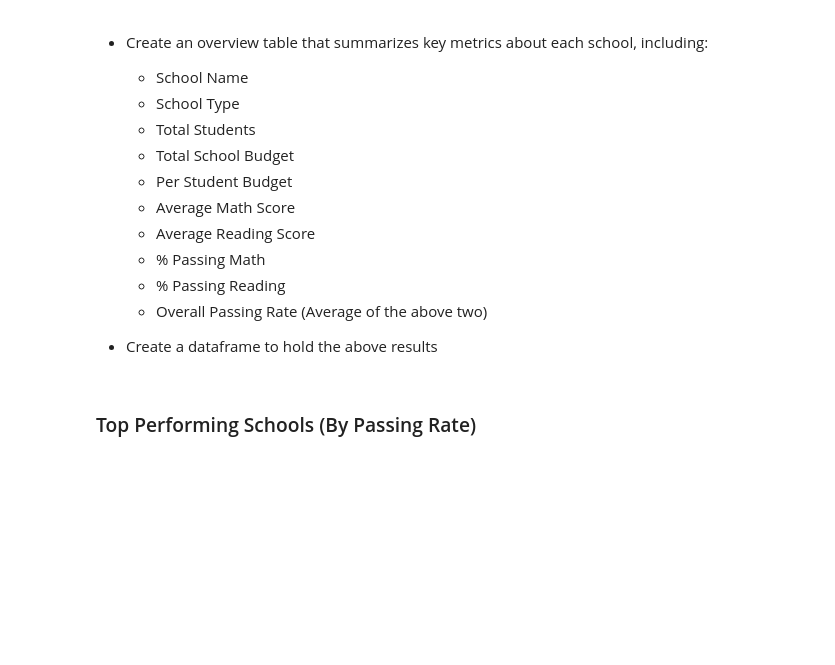
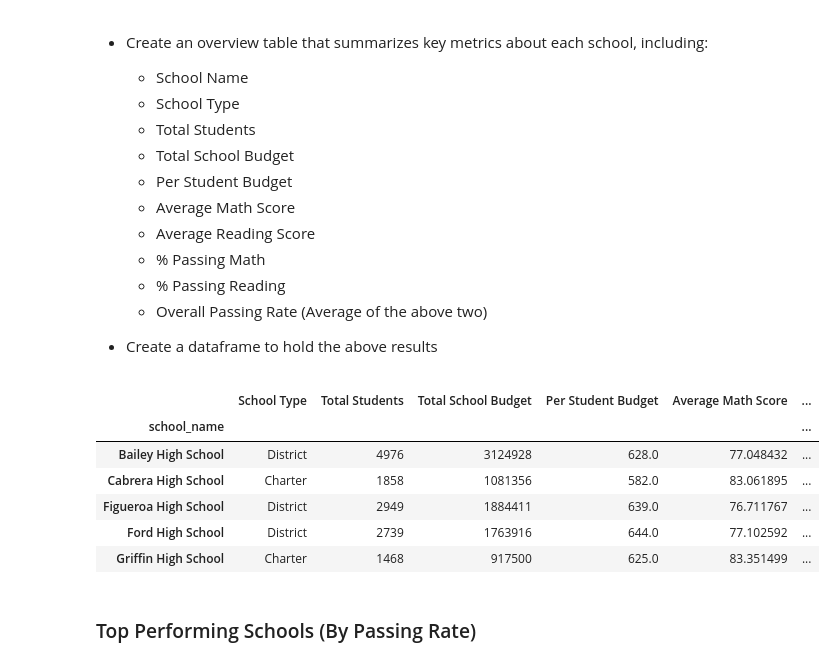
Before and after one commit to Smil3MoreGH/DS_311_Assignments, a Jupyter notebook: Week_3_Pandas_and_Matplotlib/Python_Lab_Assignment.ipynb, the cells around one changed output. Drawn from its saved outputs; the diff is of its cells as text; code cells hidden in the pictures; blank space fills up the shorter version.

```diff
--- a/Week_3_Pandas_and_Matplotlib/Python_Lab_Assignment.ipynb
+++ b/Week_3_Pandas_and_Matplotlib/Python_Lab_Assignment.ipynb
@@ -124,6 +147,51 @@ perc_math_pass
   * Overall Passing Rate (Average of the above two)
 
 * Create a dataframe to hold the above results
+# %%
+grouped_by_school = school_data_complete.groupby(['school_name'])
+# School types
+school_type = grouped_by_school['type'].first()
+# Total number of students per school
+total_students_count = grouped_by_school.size()
+# Total school budget
+total_budget = grouped_by_school['budget'].first()
+# Total budget per school
+total_budget_per_student = total_budget/total_students_count
+# Average math score
+average_math_score = grouped_by_school['math_score'].mean()
+# Average reading score
+average_reading_score = grouped_by_school['reading_score'].mean()
+# Percentage of passing math (70 or greater)
+grouped_passing_math = school_data_complete[school_data_complete['math_score']>=70].groupby(['school_name']).size()
+percent_passing_math = (grouped_passing_math/total_students_count)*100
+# Percentage of passing reading
+grouped_passing_reading = school_data_complete[school_data_complete['reading_score']>=70].groupby(['school_name']).size()
+percent_passing_reading = (grouped_passing_reading/total_students_count)*100
+# Percentage of passing overall
+percent_overall_passing = (percent_passing_math + percent_passing_reading)/2
+
+school_dataframe = pd.DataFrame(
+    {
+    'School Type': school_type,
+    'Total Students':total_students_count,
+    'Total School Budget': total_budget,
+    'Per Student Budget': total_budget_per_student,
+    'Average Math Score': average_math_score,
+    'Average Reading Score': average_reading_score,
+    '% Passing Math': percent_passing_math,
+    '% Passing Reading': percent_passing_reading,
+    '% Overall Passing Rate': percent_overall_passing,
+    }
+)
+school_dataframe.head()
+# %% [output]
+|  | School Type | Total Students | Total School Budget | Per Student Budget | Average Math Score | ... |
+| school_name |  |  |  |  |  | ... |
+| Bailey High School | District | 4976 | 3124928 | 628.0 | 77.048432 | ... |
+| Cabrera High School | Charter | 1858 | 1081356 | 582.0 | 83.061895 | ... |
+| Figueroa High School | District | 2949 | 1884411 | 639.0 | 76.711767 | ... |
+| Ford High School | District | 2739 | 1763916 | 644.0 | 77.102592 | ... |
+| Griffin High School | Charter | 1468 | 917500 | 625.0 | 83.351499 | ... |
 # %% [markdown]
 ### Top Performing Schools (By Passing Rate)
 # %% [markdown]
```
Also changed, not shown: parts of 48 cells of this notebook.
